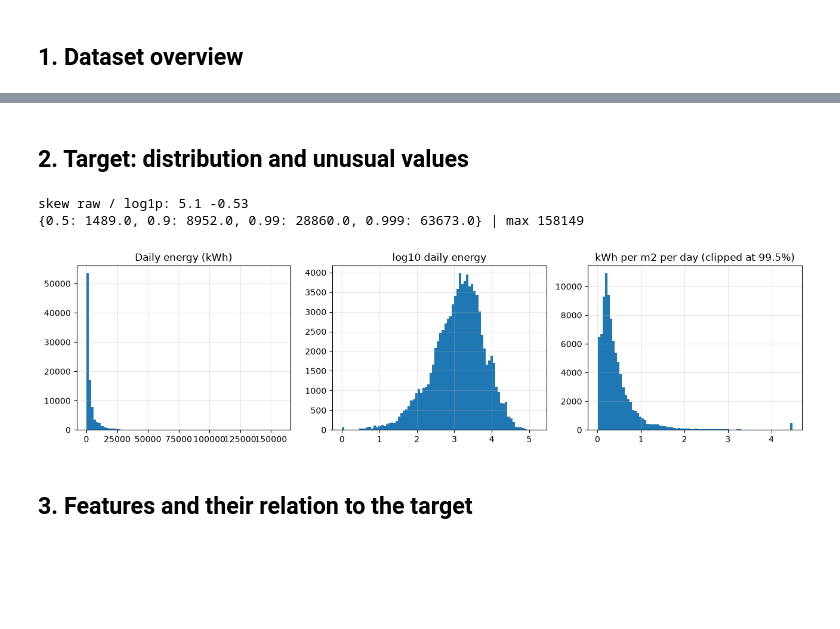
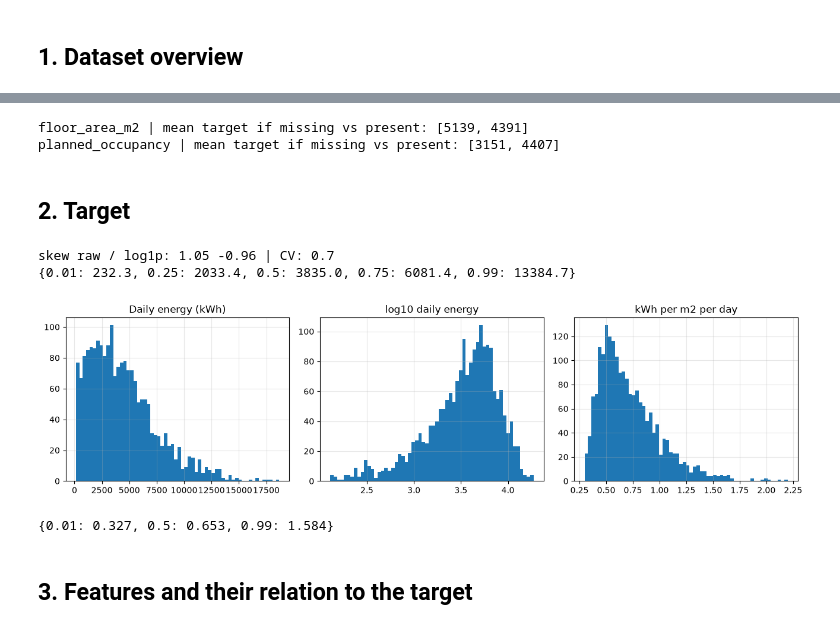
Before and after one commit to kitthakarn-sawasdipab/AI-Project, a Jupyter notebook: notebooks/analysis.ipynb, the cells around one changed output, grey strips where cells are left out. Saved outputs shown, nothing was run; the diff lists cells and outputs as text; code cells hidden in the pictures; blank space fills up the shorter version.

```diff
--- a/notebooks/analysis.ipynb
+++ b/notebooks/analysis.ipynb
@@ -21,11 +21,11 @@ FIG = ROOT / "docs" / "figures"; FIG.mkdir(parents=True, exist_ok=True)
 RES = {}
 plt.rcParams.update({"figure.dpi": 100, "axes.grid": True, "grid.alpha": 0.3})
 T = config.TARGET
+NUM = config.NUMERIC_FEATURES
 
 def save(name):
     plt.tight_layout(); plt.savefig(FIG / f"{name}.png", dpi=150); plt.show()
 
 df = train.load_data(config.DATA_PATH)
-df["eui"] = df[T] / df["floor_area_m2"]   # kWh per m2 per day, to compare buildings of different size
 print(df.shape)
 # %% [output]
@@ -84,0 +35,15 @@ if raw_e.exists() and raw_m.exists():
+# %%
+RES["rows"] = len(df); RES["unique_ids"] = int(df[config.ID_COL].nunique())
+RES["missing"] = {k: int(v) for k, v in df[config.FEATURES + [T]].isna().sum().items() if v}
+RES["missing_share_rows_any"] = float(df[config.FEATURES].isna().any(axis=1).mean())
+RES["rows_missing_both"] = int(df[["floor_area_m2", "planned_occupancy"]].isna().all(axis=1).sum())
+display(df.head())
+print(df.dtypes)
+print("missing:", RES["missing"], "| rows missing both:", RES["rows_missing_both"])
+desc = df[NUM + [T]].describe(percentiles=[.01, .25, .5, .75, .99]).T.round(2)
+display(desc); RES["describe"] = desc.to_dict(orient="index")
+# the documented ranges in the Guide sheet
+doc = {"floor_area_m2": (250, 12000), "operating_hours": (4, 18), "cooling_efficiency_cop": (2.0, 5.0), "window_to_wall_ratio": (0.10, 0.70)}
+RES["outside_documented_range"] = {k: int(((df[k] < lo) | (df[k] > hi)).sum()) for k, (lo, hi) in doc.items()}
+print("rows outside the documented ranges:", RES["outside_documented_range"])
+RES["building_type_counts"] = df.building_type.value_counts().to_dict(); print(RES["building_type_counts"])
@@ -85,19 +78,31 @@ if raw_e.exists() and raw_m.exists():
+# %%
+# Is the missingness related to the target? (a quick check; the data are simulated)
+for c in ["floor_area_m2", "planned_occupancy"]:
+    m = df[c].isna()
+    RES[f"target_mean_when_{c}_missing"] = [float(df.loc[m, T].mean()), float(df.loc[~m, T].mean())]
+    print(c, "| mean target if missing vs present:", [round(v) for v in RES[f"target_mean_when_{c}_missing"]])
+# %% [output]
+floor_area_m2 | mean target if missing vs present: [5139, 4391]
+planned_occupancy | mean target if missing vs present: [3151, 4407]
 # %% [markdown]
-## 2. Target: distribution and unusual values
+## 2. Target
 # %%
 RES["target_skew"] = float(df[T].skew()); RES["target_log_skew"] = float(np.log1p(df[T]).skew())
-q = df[T].quantile([.5, .9, .99, .999]); RES["target_quantiles"] = q.round(1).to_dict()
-RES["eui_quantiles"] = df["eui"].quantile([.01, .5, .99, .999]).round(3).to_dict()
-print("skew raw / log1p:", round(RES["target_skew"], 2), round(RES["target_log_skew"], 2))
-print(q.round(0).to_dict(), "| max", round(df[T].max()))
+RES["target_quantiles"] = df[T].quantile([.01, .25, .5, .75, .99]).round(1).to_dict()
+RES["target_cv"] = float(df[T].std() / df[T].mean())
+print("skew raw / log1p:", round(RES["target_skew"], 2), round(RES["target_log_skew"], 2), "| CV:", round(RES["target_cv"], 2))
+print(RES["target_quantiles"])
 fig, ax = plt.subplots(1, 3, figsize=(13, 3.5))
-ax[0].hist(df[T], bins=80); ax[0].set_title("Daily energy (kWh)")
-ax[1].hist(np.log10(df[T]), bins=80); ax[1].set_title("log10 daily energy")
-ax[2].hist(df["eui"].clip(upper=df["eui"].quantile(.995)), bins=80); ax[2].set_title("kWh per m2 per day (clipped at 99.5%)")
+ax[0].hist(df[T], bins=60); ax[0].set_title("Daily energy (kWh)")
+ax[1].hist(np.log10(df[T]), bins=60); ax[1].set_title("log10 daily energy")
+df["_eui"] = df[T] / df["floor_area_m2"]
+ax[2].hist(df["_eui"].dropna(), bins=60); ax[2].set_title("kWh per m2 per day")
 save("fig_target_distribution")
+RES["eui_quantiles"] = df["_eui"].quantile([.01, .5, .99]).round(3).to_dict(); print(RES["eui_quantiles"])
 # %% [output]
-skew raw / log1p: 5.1 -0.53
-{0.5: 1489.0, 0.9: 8952.0, 0.99: 28860.0, 0.999: 63673.0} | max 158149
+skew raw / log1p: 1.05 -0.96 | CV: 0.7
+{0.01: 232.3, 0.25: 2033.4, 0.5: 3835.0, 0.75: 6081.4, 0.99: 13384.7}
-[figure, old version]
+[figure, new version]
+{0.01: 0.327, 0.5: 0.653, 0.99: 1.584}
 # %% [markdown]
 ## 3. Features and their relation to the target
```
Also changed, not shown: parts of 20 cells of this notebook, 31 other files.
